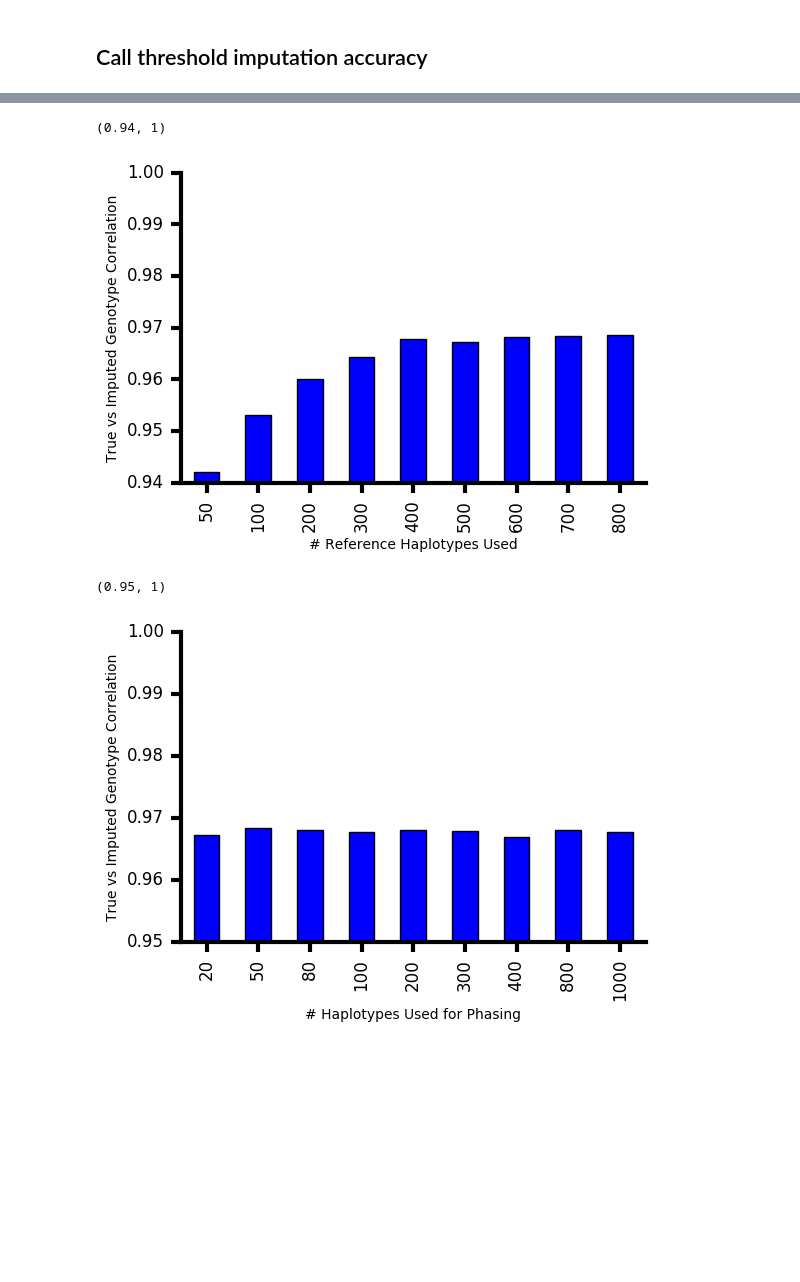
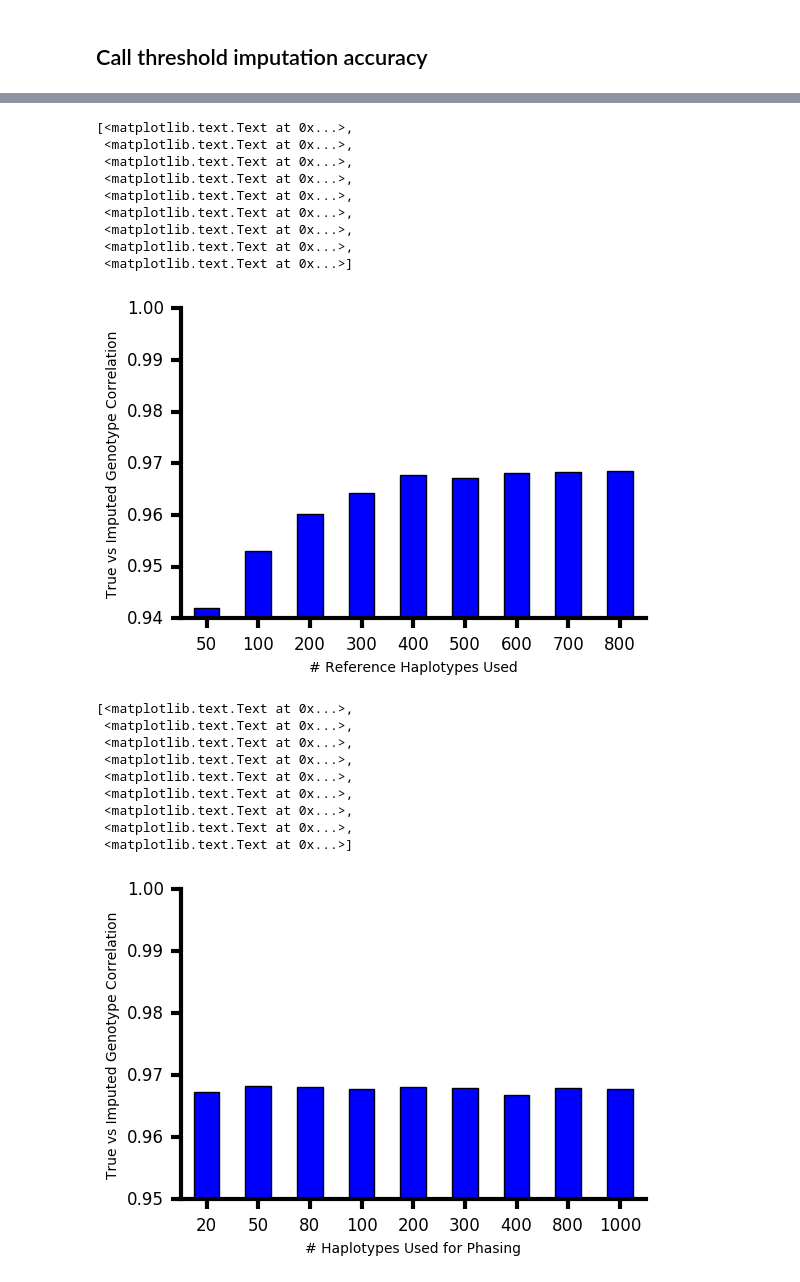
Before and after one commit to jessehoff/Imputation_Project, a Jupyter notebook: permutations_testing.ipynb, the cells around one changed output, grey strips where cells are left out. Saved outputs shown, nothing was run; the diff lists cells and outputs as text; code cells hidden in the pictures; blank space fills up the shorter version.

```diff
--- a/permutations_testing.ipynb
+++ b/permutations_testing.ipynb
@@ -243,7 +291,8 @@ with open ('./imp_acc/permutations.chr20.accuracies.txt', 'r') as perm:
 # %%
 runacc = (pd.DataFrame(accdict, index = [0])
         .transpose()
-         .drop(['81', '82'])
+         .drop([str(x) for x in list(range(101,131))])
+        .drop(['81', '82'])
          )
 # %%
 runacc.index = [50,100,250,500,1000,2500,5000,10000,20000,25000,29999,.1, .2, .3, .4, .5, .6, .7, .8, .9, 1,50, 100, 200, 300, 400, 500, 600, 700, 800,20, 50, 80, 100, 200, 300, 400, 800, 1000,11, 20, 50, 100, 150,0, 5, 10, 20, 29]
@@ -298,19 +368,37 @@ ax.set_axis_bgcolor('white')
 ax.set_xlabel('# Reference Haplotypes Used')
 ax.set_ylabel('True vs Imputed Genotype Correlation')
 ax.set_ylim(0.94, 1)
+ax.set_xticklabels(ax.xaxis.get_majorticklabels(), rotation=0)
 # %% [output]
-(0.94, 1)
+[<matplotlib.text.Text at 0x...>,
+ <matplotlib.text.Text at 0x...>,
+ <matplotlib.text.Text at 0x...>,
+ <matplotlib.text.Text at 0x...>,
+ <matplotlib.text.Text at 0x...>,
+ <matplotlib.text.Text at 0x...>,
+ <matplotlib.text.Text at 0x...>,
+ <matplotlib.text.Text at 0x...>,
+ <matplotlib.text.Text at 0x...>]
-[figure, old version]
+[figure, new version]
 # %%
 ax = k.imp_acc.plot(kind='bar')
 customaxis(ax, c_left = 'k', c_bottom = 'k', c_top = 'none', c_right = 'none')
 ax.set_axis_bgcolor('white')
 ax.set_xlabel('# Haplotypes Used for Phasing')
 ax.set_ylabel('True vs Imputed Genotype Correlation')
 ax.set_ylim(0.95, 1)
+ax.set_xticklabels(ax.xaxis.get_majorticklabels(), rotation=0)
 # %% [output]
-(0.95, 1)
+[<matplotlib.text.Text at 0x...>,
+ <matplotlib.text.Text at 0x...>,
+ <matplotlib.text.Text at 0x...>,
+ <matplotlib.text.Text at 0x...>,
+ <matplotlib.text.Text at 0x...>,
+ <matplotlib.text.Text at 0x...>,
+ <matplotlib.text.Text at 0x...>,
+ <matplotlib.text.Text at 0x...>,
+ <matplotlib.text.Text at 0x...>]
-[figure, old version]
+[figure, new version]
 # %%
 ax = iter.imp_acc.plot(kind='bar')
 customaxis(ax, c_left = 'k', c_bottom = 'k', c_top = 'none', c_right = 'none')
```
Also changed, not shown: parts of 15 cells of this notebook, 4 other files.
